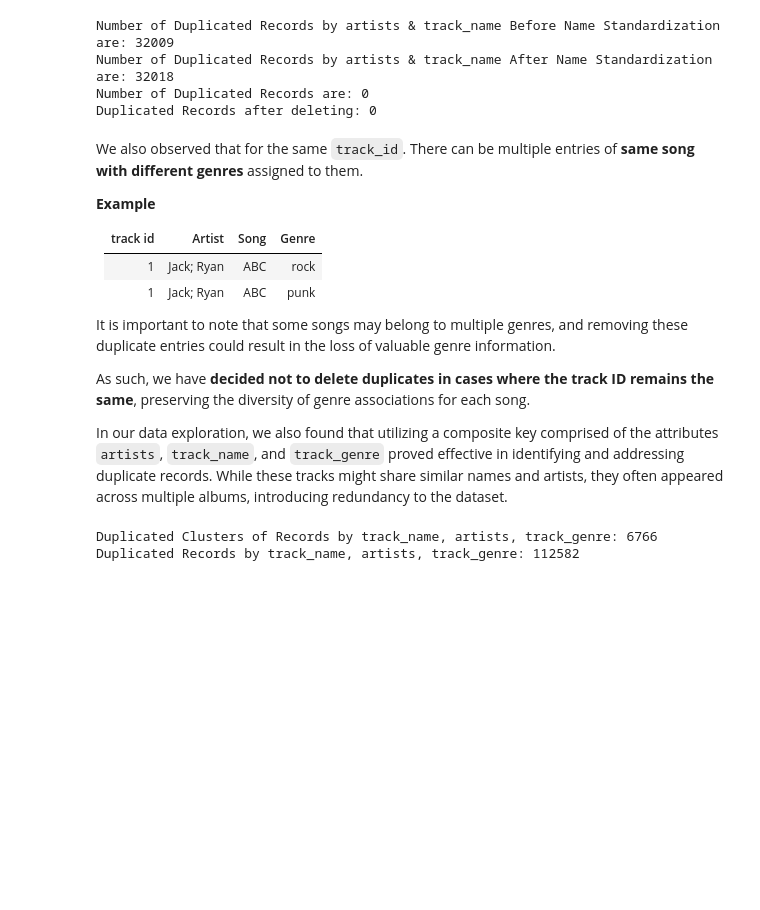
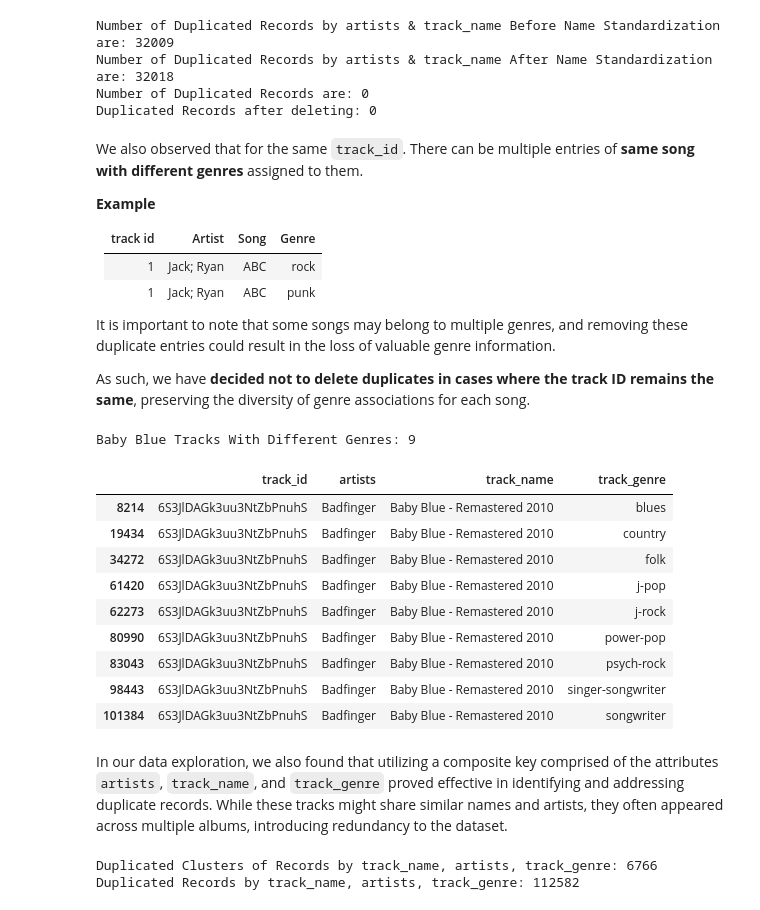
Before and after one commit to umar-anzar/datacamp-spotify-competition, a Jupyter notebook: summer_dancefloor_extended_version.ipynb, the cells around one changed output. Cells and saved outputs as stored; diff of their text form; code cells hidden in the pictures; blank space fills up the shorter version.

```diff
--- a/summer_dancefloor_extended_version.ipynb
+++ b/summer_dancefloor_extended_version.ipynb
@@ -274,8 +274,23 @@ We also observed that for the same `track_id`. There can be multiple entries of
 It is important to note that some songs may belong to multiple genres, and removing these duplicate entries could result in the loss of valuable genre information.
 
 As such, we have **decided not to delete duplicates in cases where the track ID remains the same**, preserving the diversity of genre associations for each song.
-
-In our data exploration, we also found that utilizing a composite key comprised of the attributes `artists`, `track_name`, and `track_genre` proved effective in identifying and addressing duplicate records. While these tracks might share similar names and artists, they often appeared across multiple albums, introducing redundancy to the dataset.
+# %%
+print('Baby Blue Tracks With Different Genres:', spotify[spotify['track_id']=='6S3JlDAGk3uu3NtZbPnuhS'].shape[0] )
+spotify[spotify['track_id']=='6S3JlDAGk3uu3NtZbPnuhS'][['track_id', 'artists', 'track_name', 'track_genre']]
+# %% [output]
+Baby Blue Tracks With Different Genres: 9
+|  | track_id | artists | track_name | track_genre |
+| 8214 | 6S3JlDAGk3uu3NtZbPnuhS | Badfinger | Baby Blue - Remastered 2010 | blues |
+| 19434 | 6S3JlDAGk3uu3NtZbPnuhS | Badfinger | Baby Blue - Remastered 2010 | country |
+| 34272 | 6S3JlDAGk3uu3NtZbPnuhS | Badfinger | Baby Blue - Remastered 2010 | folk |
+| 61420 | 6S3JlDAGk3uu3NtZbPnuhS | Badfinger | Baby Blue - Remastered 2010 | j-pop |
+| 62273 | 6S3JlDAGk3uu3NtZbPnuhS | Badfinger | Baby Blue - Remastered 2010 | j-rock |
+| 80990 | 6S3JlDAGk3uu3NtZbPnuhS | Badfinger | Baby Blue - Remastered 2010 | power-pop |
+| 83043 | 6S3JlDAGk3uu3NtZbPnuhS | Badfinger | Baby Blue - Remastered 2010 | psych-rock |
+| 98443 | 6S3JlDAGk3uu3NtZbPnuhS | Badfinger | Baby Blue - Remastered 2010 | singer-songwriter |
+| 101384 | 6S3JlDAGk3uu3NtZbPnuhS | Badfinger | Baby Blue - Remastered 2010 | songwriter |
+# %% [markdown]
+In our data exploration, we also found that utilizing a composite key comprised of the attributes `artists`, `track_name`, and `track_genre` proved effective in identifying and addressing duplicate records. While these tracks might share similar names and artists, they often appeared across multiple albums, introducing redundancy to the dataset.
 # %%
 filter = spotify[['track_name','artists', 'track_genre']]
 same_track = filter.value_counts()
```
Also changed, not shown: parts of 1 cell of this notebook.
